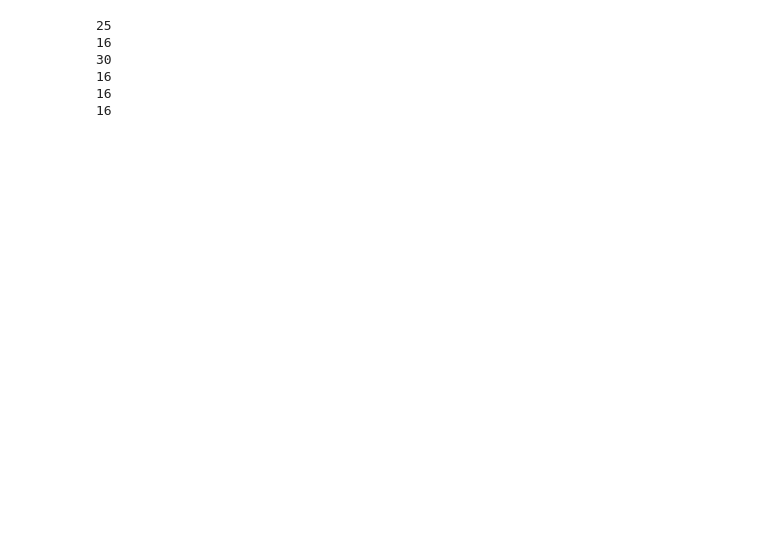
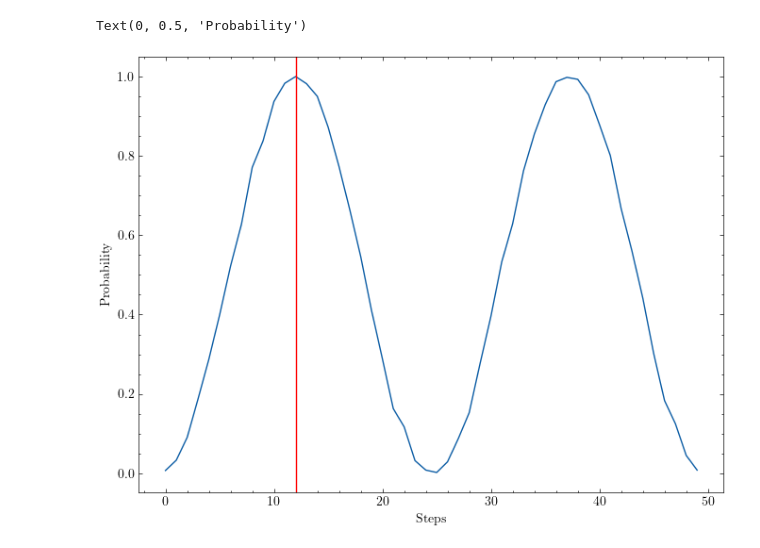
Before and after one commit to wephy/quantum-ai, a Jupyter notebook: grovers.ipynb, the cells around one changed output. Cells and saved outputs as stored; diff of their text form; code cells hidden in the pictures; blank space fills up the shorter version.

```diff
--- a/grovers.ipynb
+++ b/grovers.ipynb
@@ -5,14 +12,12 @@ from functools import cached_property
 class QuantumSystem:
     def __init__(self, n_qubits):
         self.n_qubits = n_qubits
-        self.uniform_superposition = self.normalise_system(np.array([complex(1, 0)] * 2**(self.n_qubits)))
+        self.N = 2**n_qubits
+        self.uniform_superposition = self.normalise(np.array([complex(1, 0)] * 2**(self.n_qubits)))
         self.register = self.uniform_superposition.copy()
 
-    def normalise_system(self, system):
+    def normalise(self, system):
         return system / np.sqrt(np.sum(np.abs(system)**2))
-
-    def normalise(self):
-        self.register = self.normalise_system(self.register)
 
 class QuantumSearch(QuantumSystem):
     def __init__(self, n_qubits, oracle):
@@ -35,25 +40,31 @@ class QuantumSearch(QuantumSystem):
     def step(self):
         self.register = np.multiply(np.diag(self.oracle_operator), self.register)
         self.register = np.matmul(self.diffusion_operator, self.register)
-        self.normalise()
 
     def measurement(self):
         return np.searchsorted(np.cumsum(np.abs(self.register)**2), np.random.random())
-# %%
-def oracle(x):
-    return (x > 2) and (x & (x - 1) == 0) and (x & (x + 18) == 0)
-
-qsearch = QuantumSearch(n_qubits=5, oracle=oracle)
-
-iterations = np.ceil((np.pi / 4) * np.sqrt(qsearch.n_qubits)).astype(int)
-
-for i in range(6):
-    qsearch.step()
-    print(qsearch.measurement())
-# %% [output]
-25
-16
-30
-16
-16
-16
+# %%
+def oracle(x):
+    return (x > 2) and (x & (x - 1) == 0) and (x & (x + 18) == 0)
+
+samples = 1000
+steps = 50
+
+counts = np.zeros((steps), dtype=int)
+
+for i in range(samples):
+    qsearch = QuantumSearch(n_qubits=8, oracle=oracle)
+    for j in range(steps):
+        if qsearch.measurement() == 16:
+            counts[j] += 1
+        qsearch.step()
+counts = counts / samples
+
+fig, ax = plt.subplots(figsize=(8, 6))
+sns.lineplot(counts)
+plt.axvline(np.floor(np.pi / 4 * np.sqrt(qsearch.N)), c="r")
+plt.xlabel("Steps")
+plt.ylabel("Probability")
+# %% [output]
+Text(0, 0.5, 'Probability')
+[figure, added]
```
Also changed, not shown: parts of 2 cells of this notebook, 5 other files.
